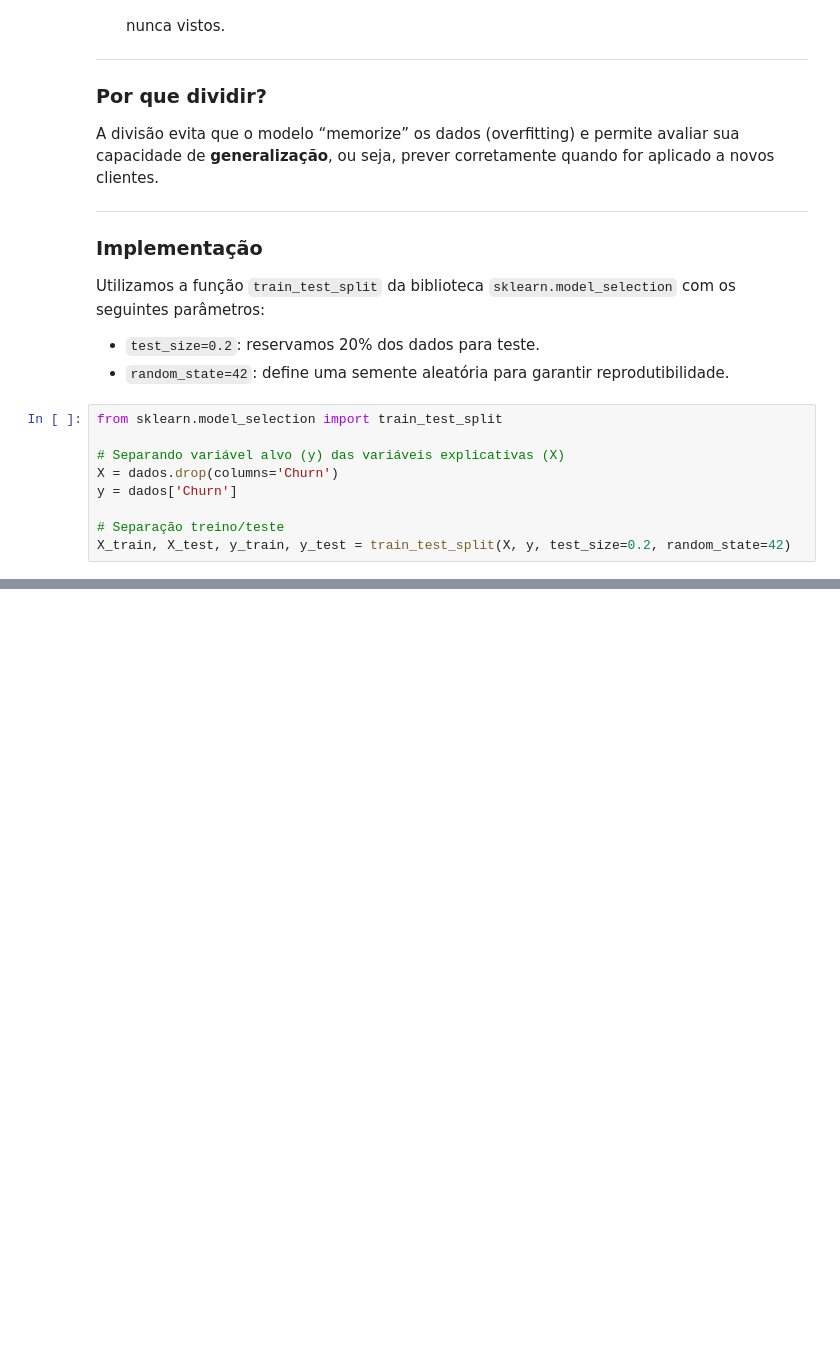
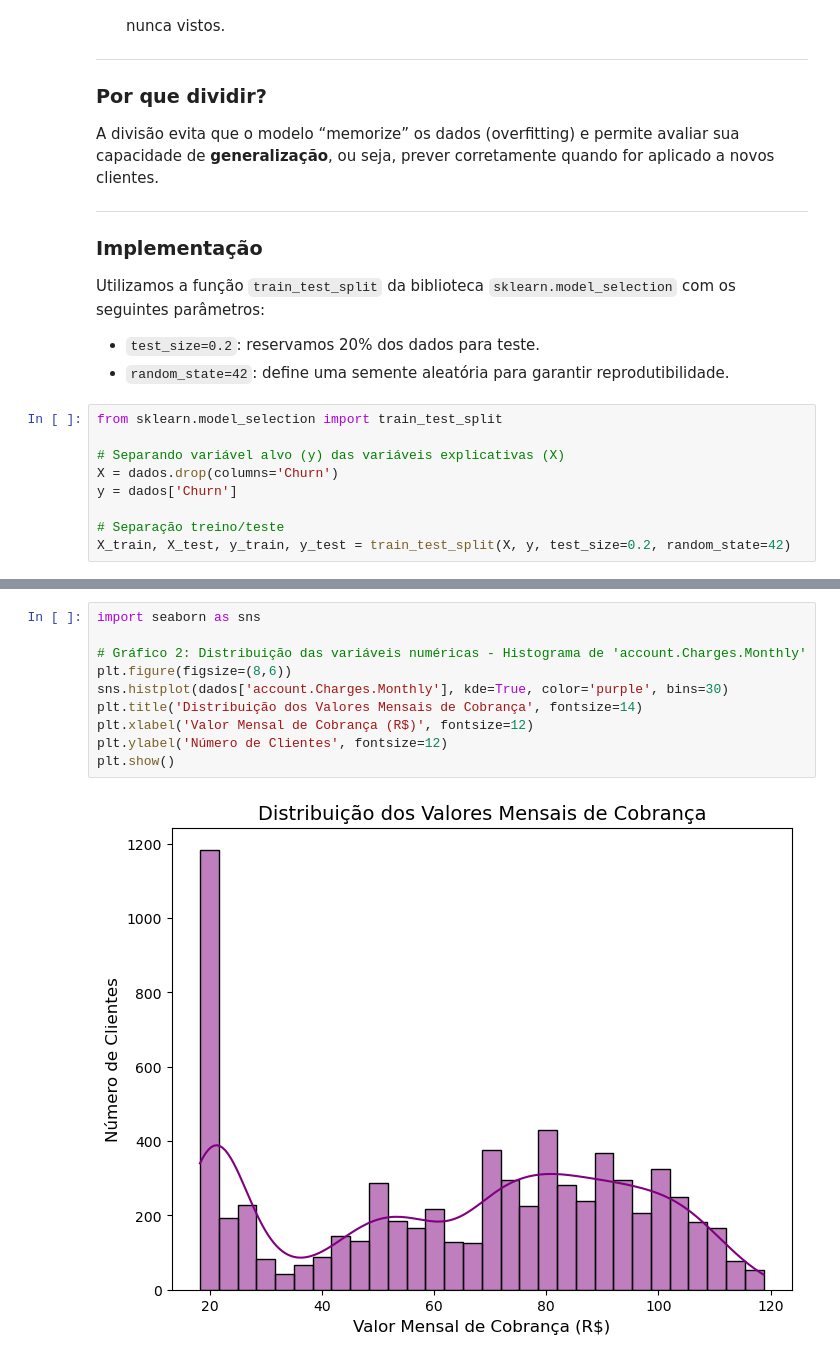
Before and after one commit to wlamirlira/wlamirlira-Churn_TelecomX, a Jupyter notebook: TelecomX_Parte2.ipynb, the cells around one changed output, grey strips where cells are left out. Saved outputs shown, nothing was run; the diff lists cells and outputs as text; blank space fills up the shorter version.

```diff
--- a/TelecomX_Parte2.ipynb
+++ b/TelecomX_Parte2.ipynb
@@ -175,0 +210,12 @@ X_train, X_test, y_train, y_test = train_test_split(X, y, test_size=0.2, random_
+# %%
+import seaborn as sns
+
+# Gráfico 2: Distribuição das variáveis numéricas - Histograma de 'account.Charges.Monthly'
+plt.figure(figsize=(8,6))
+sns.histplot(dados['account.Charges.Monthly'], kde=True, color='purple', bins=30)
+plt.title('Distribuição dos Valores Mensais de Cobrança', fontsize=14)
+plt.xlabel('Valor Mensal de Cobrança (R$)', fontsize=12)
+plt.ylabel('Número de Clientes', fontsize=12)
+plt.show()
+# %% [output]
+[figure, added]
```
Also changed, not shown: parts of 8 cells of this notebook.
